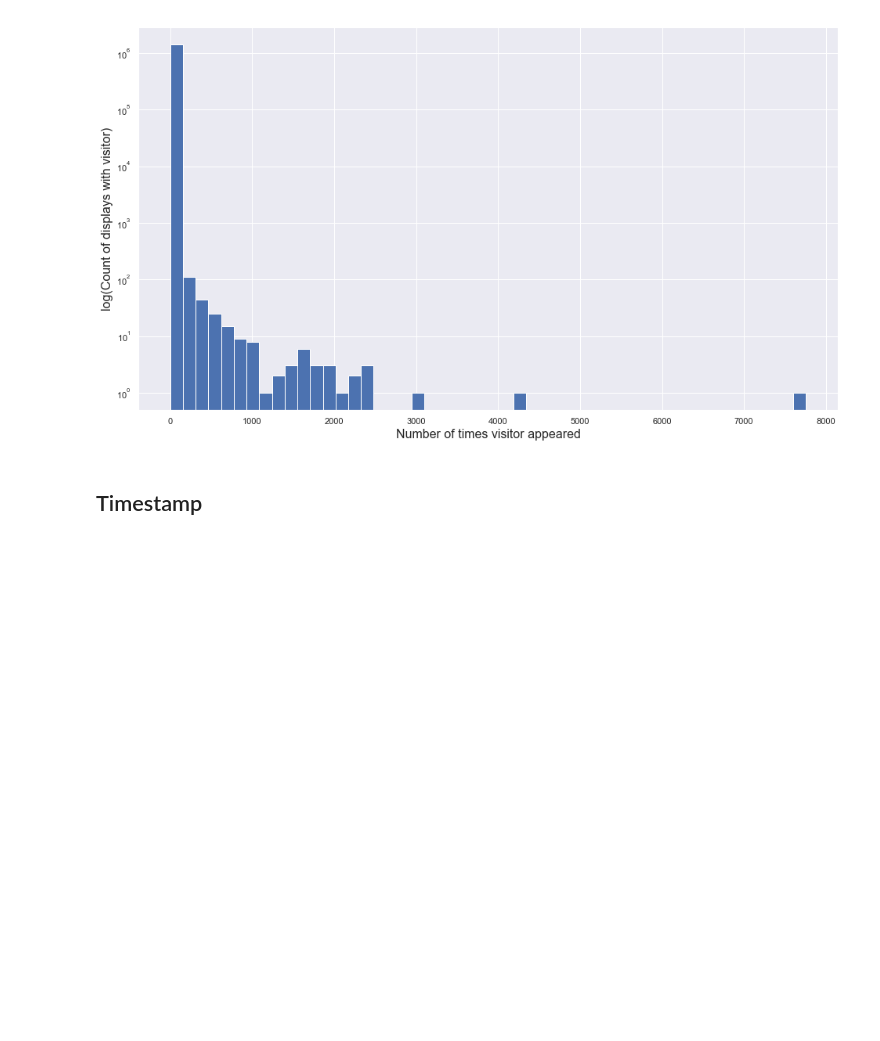
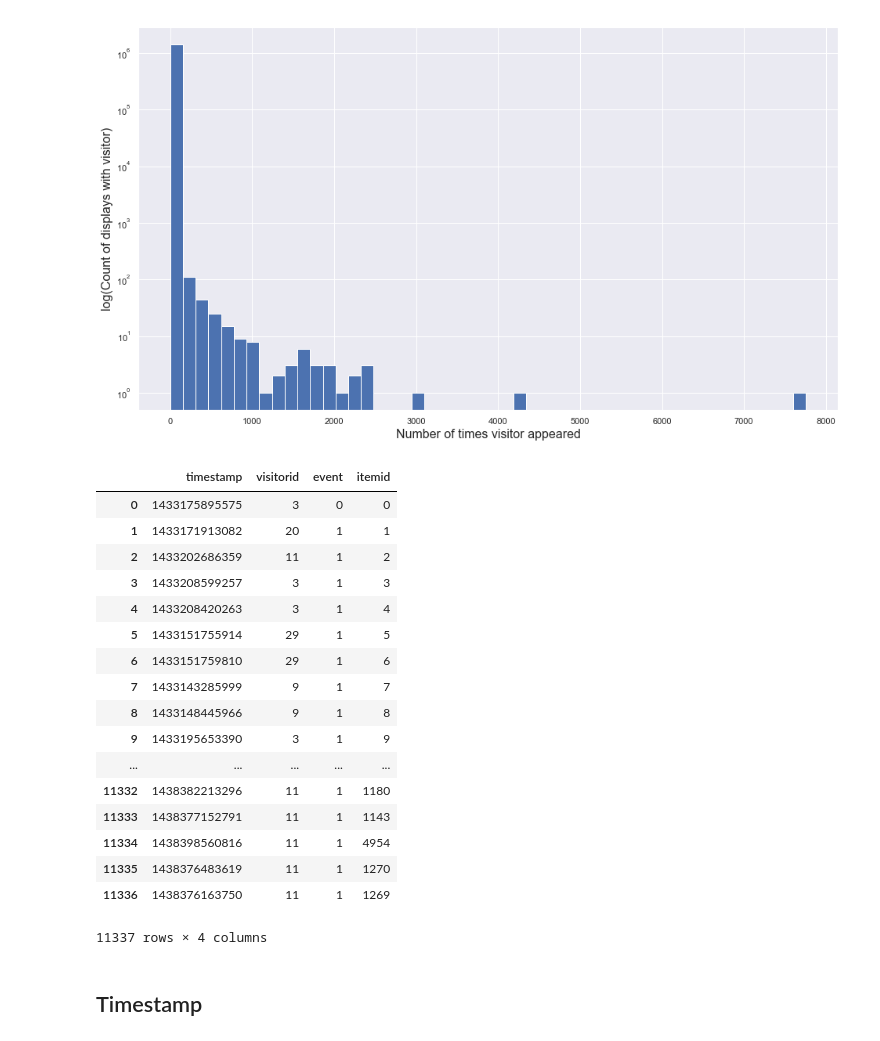
Before and after one commit to oya-oya/skit_hack, a Jupyter notebook: ensemble/tinkering/kernel.ipynb, the cells around one changed output. Drawn from its saved outputs; the diff is of its cells as text; code cells hidden in the pictures; blank space fills up the shorter version.

```diff
--- a/ensemble/tinkering/kernel.ipynb
+++ b/ensemble/tinkering/kernel.ipynb
@@ -134,6 +244,27 @@ plt.ylabel('log(Count of displays with visitor)', fontsize=16)
 plt.show()
 # %% [output]
 [figure]
+# %%
+data
+# %% [output]
+|  | timestamp | visitorid | event | itemid |
+| 0 | 1433175895575 | 3 | 0 | 0 |
+| 1 | 1433171913082 | 20 | 1 | 1 |
+| 2 | 1433202686359 | 11 | 1 | 2 |
+| 3 | 1433208599257 | 3 | 1 | 3 |
+| 4 | 1433208420263 | 3 | 1 | 4 |
+| 5 | 1433151755914 | 29 | 1 | 5 |
+| 6 | 1433151759810 | 29 | 1 | 6 |
+| 7 | 1433143285999 | 9 | 1 | 7 |
+| 8 | 1433148445966 | 9 | 1 | 8 |
+| 9 | 1433195653390 | 3 | 1 | 9 |
+| ... | ... | ... | ... | ... |
+| 11332 | 1438382213296 | 11 | 1 | 1180 |
+| 11333 | 1438377152791 | 11 | 1 | 1143 |
+| 11334 | 1438398560816 | 11 | 1 | 4954 |
+| 11335 | 1438376483619 | 11 | 1 | 1270 |
+| 11336 | 1438376163750 | 11 | 1 | 1269 |
+11337 rows × 4 columns
 # %% [markdown]
 ## Timestamp
 # %%
```
Also changed, not shown: parts of 35 cells of this notebook, 2 other files.
